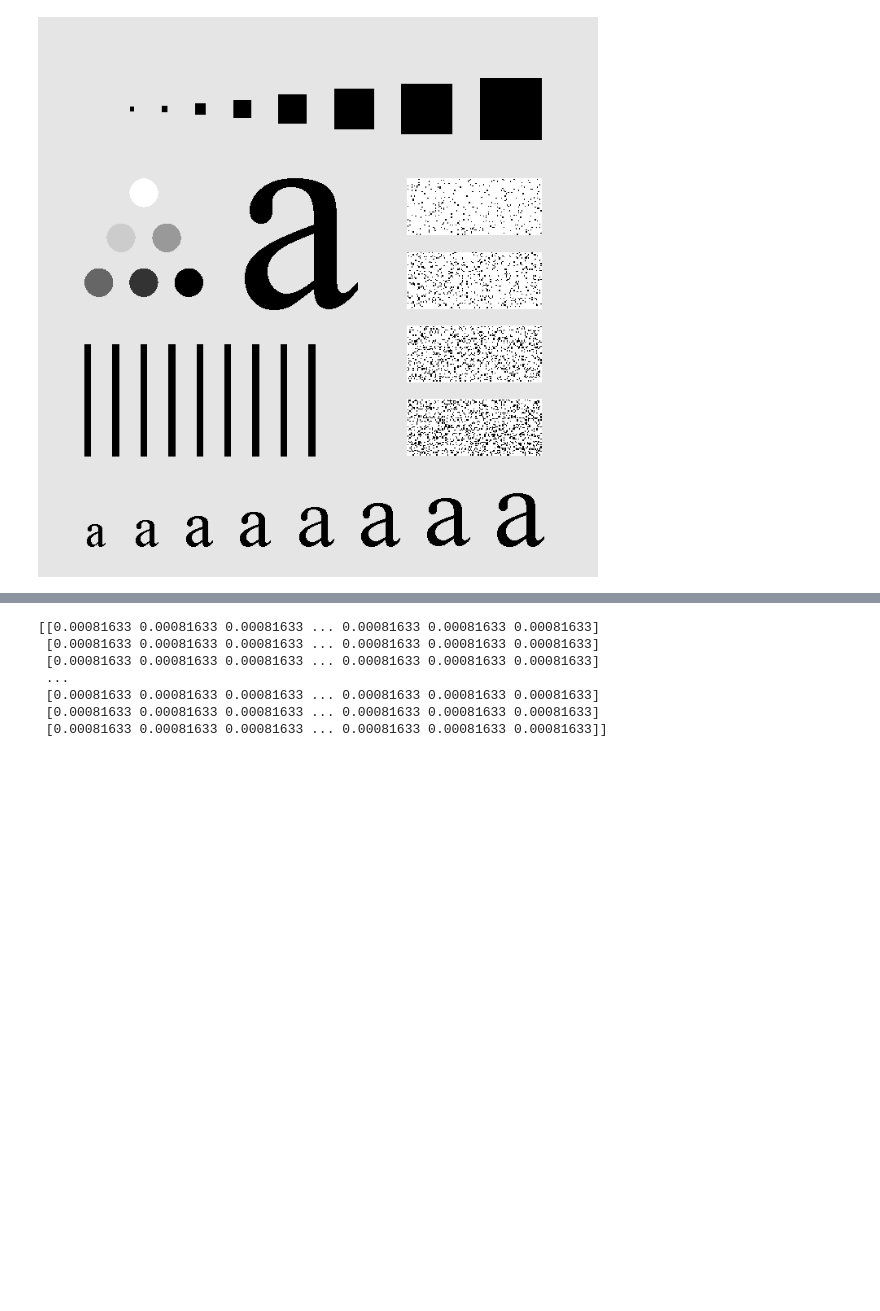
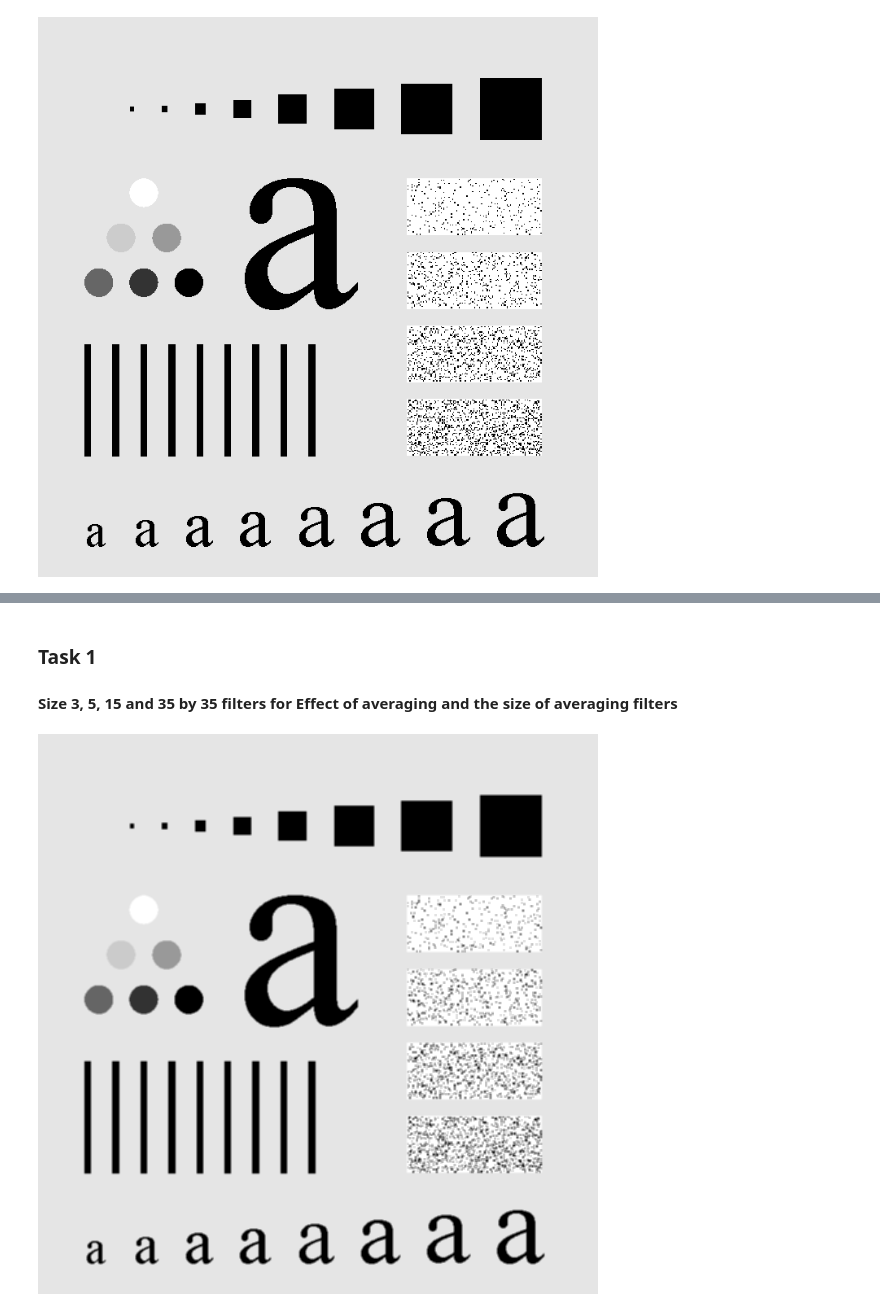
Before and after one commit to MubashirullahD/diplab09, a Jupyter notebook: Spatial Filtering.ipynb, the cells around one changed output, grey strips where cells are left out. Drawn from its saved outputs; the diff is of its cells as text; code cells hidden in the pictures; blank space fills up the shorter version.

Commit message:
complete task 1

```diff
--- a/Spatial Filtering.ipynb
+++ b/Spatial Filtering.ipynb
@@ -14,27 +16,22 @@ Image.fromarray(img)
 # %%
-def spatialfilter(img, filtersize, weights):
-    imgshow = Image.fromarray(img)
-    imgshow.show()
+def spatialfilter(img, arrayfilter):
+    #imgshow = Image.fromarray(img)
+    #imgshow.show()
 
-    arrayfilter = np.ones((filtersize,filtersize)) * weights
-    print(arrayfilter)
+    newimg          = img.copy()
+    [height, width] = img.shape
+    [filtersize, a] = arrayfilter.shape
+    b               = (a-1) / 2 # b is the steps needed to get to the center of the arrayfilter index and like wise
 
-    [height, width] = img.shape
-    newimg          = img.copy()
-
-    arraytemp       = np.zeros((filtersize,filtersize), np.int16)
-    [a,b]           = arraytemp.shape
-    b               = (a-1) / 2
-    aaxis           = np.linspace(-b,b,a).astype(np.int8)
-    baxis           = np.linspace(-b,b,a).astype(np.int8)
 
     for y in range(height):
         for x in range(width):
             endy = a+y
             endx = a+x
-            if endy < height and endx < width:
+            if endy < height and endx < width: # Taking boundaries into account and ignoring them
                 arraytemp    = np.multiply(arrayfilter, img[y:endy, x:endx])
                 newimg[y+b][x+b] = arraytemp.sum()
 
     newimgshow = Image.fromarray(newimg)
-    newimgshow.show()
+    #newimgshow.show()
+    return newimgshow
@@ -43,10 +38,10 @@ def spatialfilter(img, filtersize, weights):
-# %%
-spatialfilter(img, 35, (1/(35.0*35)))
-# %% [output]
-[[0.00081633 0.00081633 0.00081633 ... 0.00081633 0.00081633 0.00081633]
- [0.00081633 0.00081633 0.00081633 ... 0.00081633 0.00081633 0.00081633]
- [0.00081633 0.00081633 0.00081633 ... 0.00081633 0.00081633 0.00081633]
- ...
- [0.00081633 0.00081633 0.00081633 ... 0.00081633 0.00081633 0.00081633]
- [0.00081633 0.00081633 0.00081633 ... 0.00081633 0.00081633 0.00081633]
- [0.00081633 0.00081633 0.00081633 ... 0.00081633 0.00081633 0.00081633]]
+# %% [markdown]
+### Task 1
+#### Size 3, 5, 15 and 35 by 35 filters for Effect of averaging and the size of averaging filters
+# %%
+filtersize  = 3
+arrayfilter = np.ones((filtersize, filtersize)) * 1/(filtersize*filtersize)
+# %%
+spatialfilter(img, arrayfilter )
+# %% [output]
+[figure, added]
```
Also changed, not shown: parts of 11 cells of this notebook.
